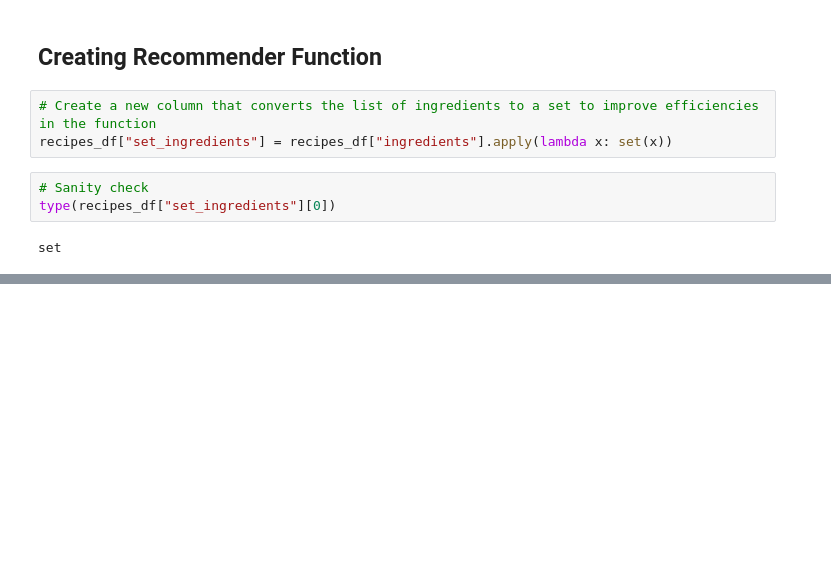
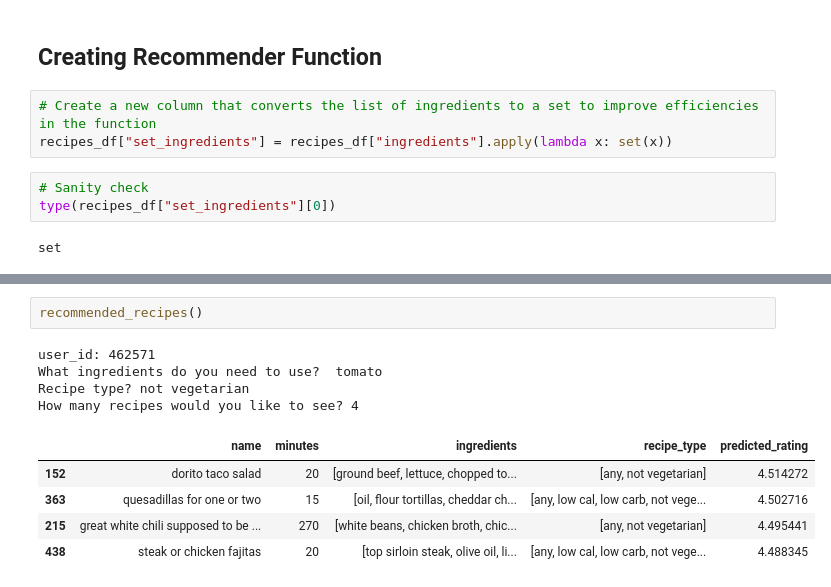
Before and after one commit to mboland23/Recipe-Recommender, a Jupyter notebook: recommendation_function_workbook.ipynb, the cells around one changed output, grey strips where cells are left out. Saved outputs shown, nothing was run; the diff lists cells and outputs as text; blank space fills up the shorter version.

```diff
--- a/recommendation_function_workbook.ipynb
+++ b/recommendation_function_workbook.ipynb
@@ -171,0 +174,12 @@ How many recipes would you like to see? 20
+# %%
+recommended_recipes()
+# %% [output]
+user_id: 462571
+What ingredients do you need to use?  tomato
+Recipe type? not vegetarian
+How many recipes would you like to see? 4
+|  | name | minutes | ingredients | recipe_type | predicted_rating |
+| 152 | dorito taco salad | 20 | [ground beef, lettuce, chopped to... | [any, not vegetarian] | 4.514272 |
+| 363 | quesadillas for one or two | 15 | [oil, flour tortillas, cheddar ch... | [any, low cal, low carb, not vege... | 4.502716 |
+| 215 | great white chili supposed to be ... | 270 | [white beans, chicken broth, chic... | [any, not vegetarian] | 4.495441 |
+| 438 | steak or chicken fajitas | 20 | [top sirloin steak, olive oil, li... | [any, low cal, low carb, not vege... | 4.488345 |
```
Also changed, not shown: parts of 10 cells of this notebook.
